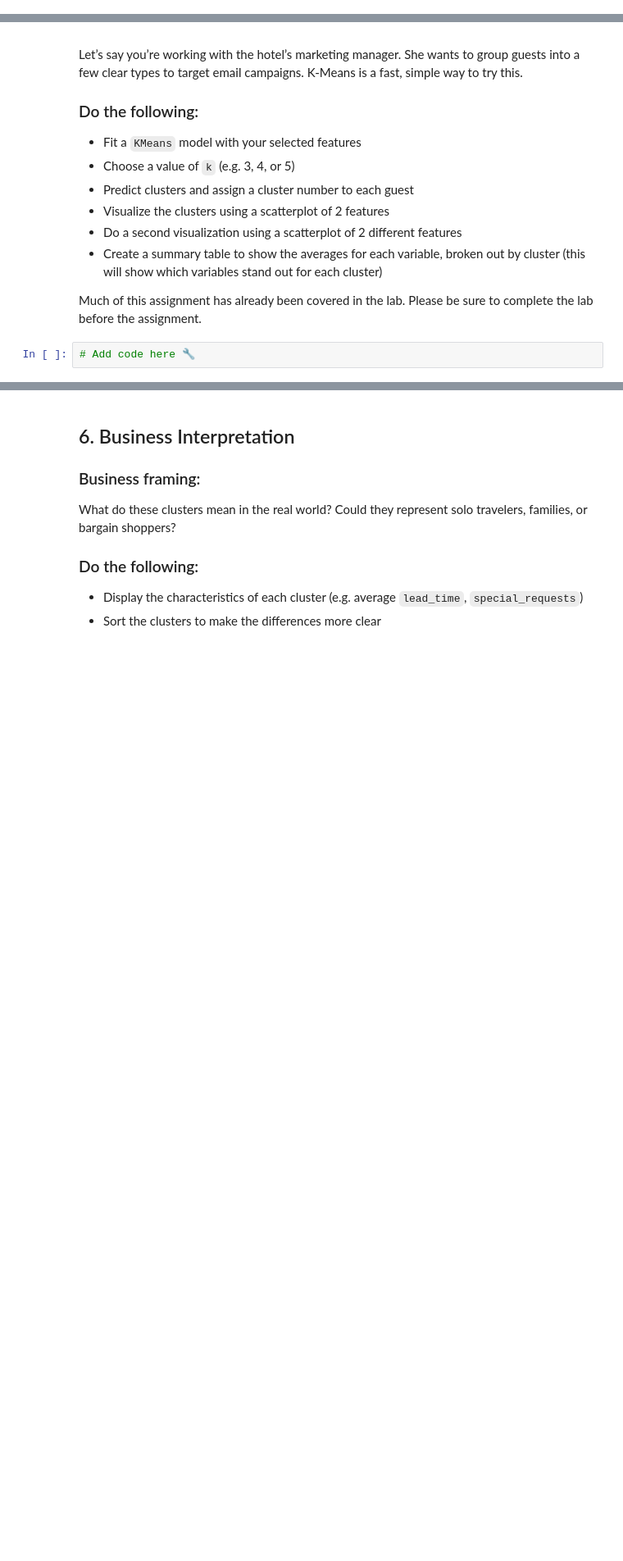
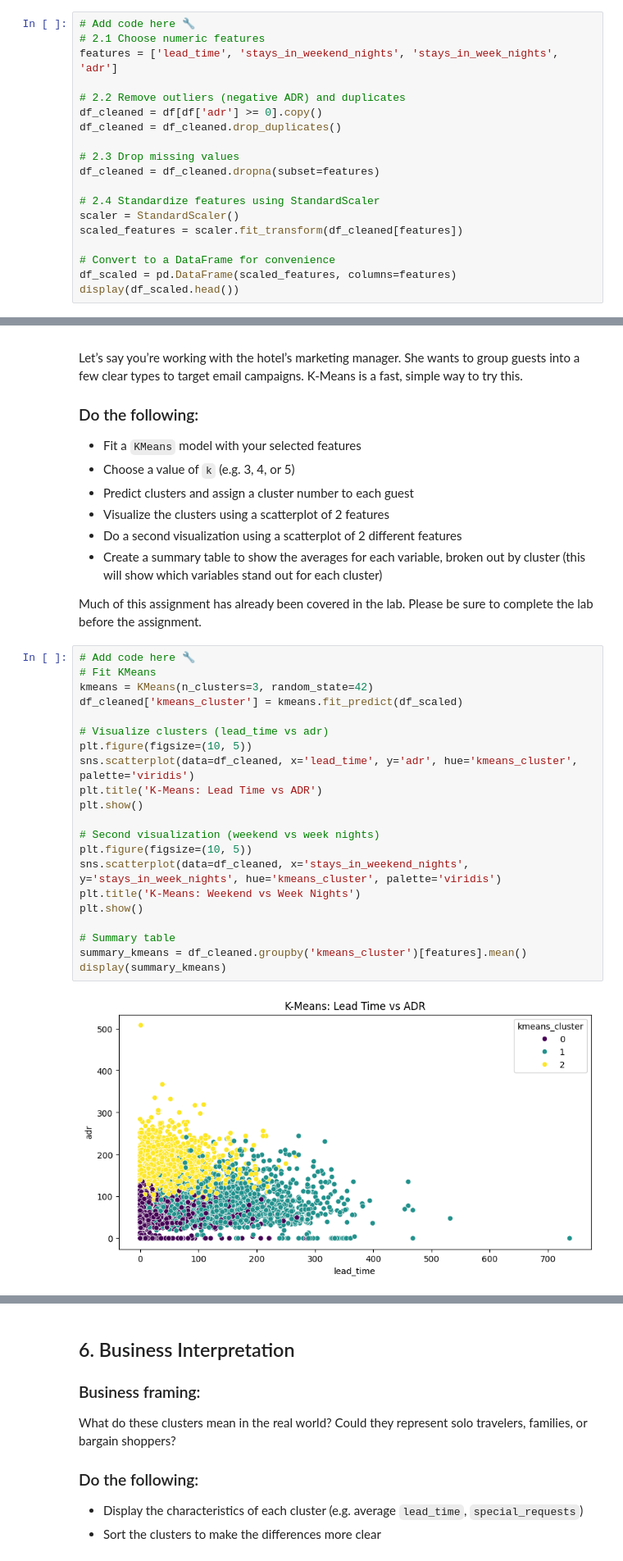
Before and after one commit to jsherwood2/IS-4487, a Jupyter notebook: Assignments/assignment_09_clustering.ipynb, the cells around one changed output, grey strips where cells are left out. Shown at 82% size. Drawn from its saved outputs; the diff is of its cells as text; blank space fills up the shorter version.

```diff
--- a/Assignments/assignment_09_clustering.ipynb
+++ b/Assignments/assignment_09_clustering.ipynb
@@ -138,0 +128,19 @@ A hotel might want to group guests based on how long they stay, how far in advan
+# %%
+# Add code here 🔧
+# 2.1 Choose numeric features
+features = ['lead_time', 'stays_in_weekend_nights', 'stays_in_week_nights', 'adr']
+
+# 2.2 Remove outliers (negative ADR) and duplicates
+df_cleaned = df[df['adr'] >= 0].copy()
+df_cleaned = df_cleaned.drop_duplicates()
+
+# 2.3 Drop missing values
+df_cleaned = df_cleaned.dropna(subset=features)
+
+# 2.4 Standardize features using StandardScaler
+scaler = StandardScaler()
+scaled_features = scaler.fit_transform(df_cleaned[features])
+
+# Convert to a DataFrame for convenience
+df_scaled = pd.DataFrame(scaled_features, columns=features)
+display(df_scaled.head())
@@ -152,5 +176,26 @@ Let’s say you’re working with the hotel’s marketing manager. She wants to
 - Create a summary table to show the averages for each variable, broken out by cluster (this will show which variables stand out for each cluster)
 
 Much of this assignment has already been covered in the lab. Please be sure to complete the lab before the assignment.
-# %%
-# Add code here 🔧
+# %%
+# Add code here 🔧
+# Fit KMeans
+kmeans = KMeans(n_clusters=3, random_state=42)
+df_cleaned['kmeans_cluster'] = kmeans.fit_predict(df_scaled)
+
+# Visualize clusters (lead_time vs adr)
+plt.figure(figsize=(10, 5))
+sns.scatterplot(data=df_cleaned, x='lead_time', y='adr', hue='kmeans_cluster', palette='viridis')
+plt.title('K-Means: Lead Time vs ADR')
+plt.show()
+
+# Second visualization (weekend vs week nights)
+plt.figure(figsize=(10, 5))
+sns.scatterplot(data=df_cleaned, x='stays_in_weekend_nights', y='stays_in_week_nights', hue='kmeans_cluster', palette='viridis')
+plt.title('K-Means: Weekend vs Week Nights')
+plt.show()
+
+# Summary table
+summary_kmeans = df_cleaned.groupby('kmeans_cluster')[features].mean()
+display(summary_kmeans)
+# %% [output]
+[figure, added]
```
Also changed, not shown: parts of 18 cells of this notebook.
